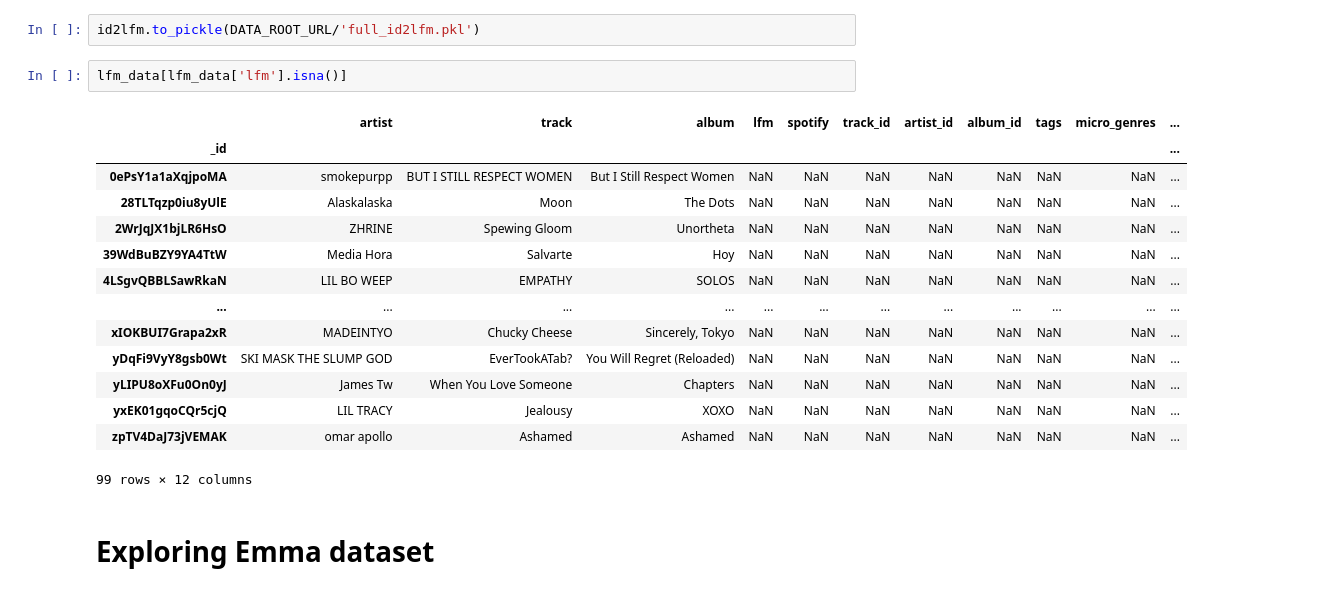
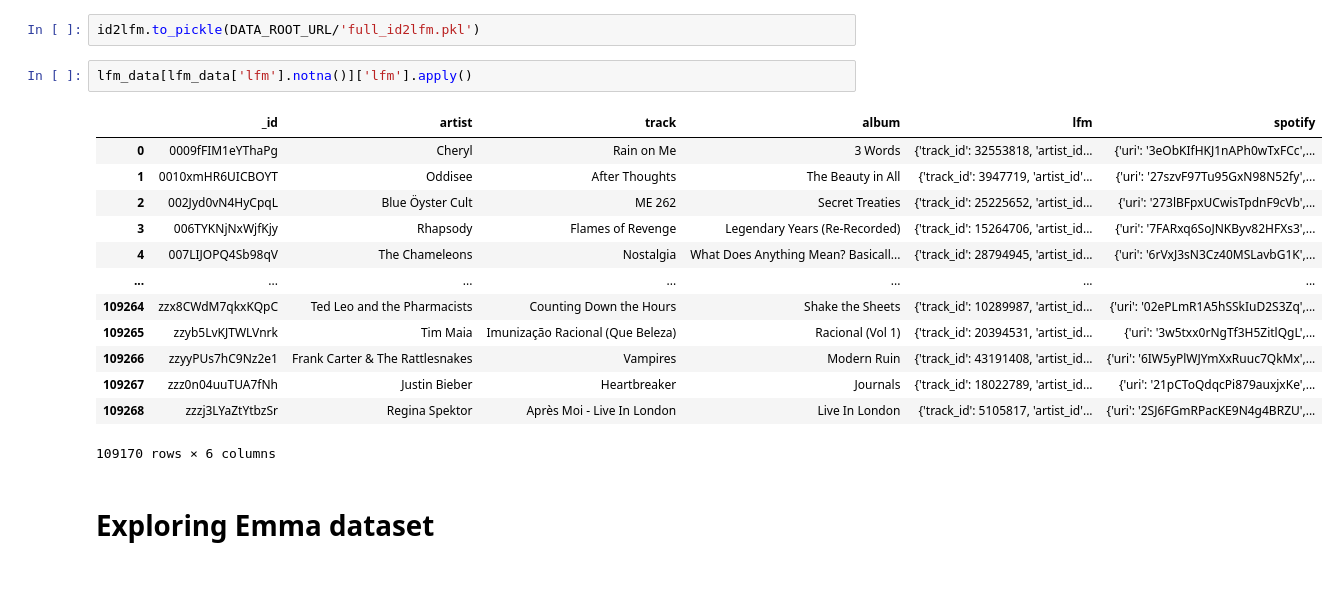
Before and after one commit to mmosc/emo-mrs, a Jupyter notebook: notebooks/preliminary.ipynb, the cells around one changed output. Saved outputs shown, nothing was run; the diff lists cells and outputs as text.

```diff
--- a/notebooks/preliminary.ipynb
+++ b/notebooks/preliminary.ipynb
@@ -83,22 +83,21 @@ id2lfm=lfm_data.loc[:,'track_id'],
 # %%
 id2lfm.to_pickle(DATA_ROOT_URL/'full_id2lfm.pkl')
 # %%
-lfm_data[lfm_data['lfm'].isna()]
+lfm_data[lfm_data['lfm'].notna()]['lfm'].apply()
 # %% [output]
-|  | artist | track | album | lfm | spotify | track_id | artist_id | album_id | tags | micro_genres | ... |
-| _id |  |  |  |  |  |  |  |  |  |  | ... |
-| 0ePsY1a1aXqjpoMA | smokepurpp | BUT I STILL RESPECT WOMEN | But I Still Respect Women | NaN | NaN | NaN | NaN | NaN | NaN | NaN | ... |
-| 28TLTqzp0iu8yUlE | Alaskalaska | Moon | The Dots | NaN | NaN | NaN | NaN | NaN | NaN | NaN | ... |
-| 2WrJqJX1bjLR6HsO | ZHRINE | Spewing Gloom | Unortheta | NaN | NaN | NaN | NaN | NaN | NaN | NaN | ... |
-| 39WdBuBZY9YA4TtW | Media Hora | Salvarte | Hoy | NaN | NaN | NaN | NaN | NaN | NaN | NaN | ... |
-| 4LSgvQBBLSawRkaN | LIL BO WEEP | EMPATHY | SOLOS | NaN | NaN | NaN | NaN | NaN | NaN | NaN | ... |
-| ... | ... | ... | ... | ... | ... | ... | ... | ... | ... | ... | ... |
-| xIOKBUI7Grapa2xR | MADEINTYO | Chucky Cheese | Sincerely, Tokyo | NaN | NaN | NaN | NaN | NaN | NaN | NaN | ... |
-| yDqFi9VyY8gsb0Wt | SKI MASK THE SLUMP GOD | EverTookATab? | You Will Regret (Reloaded) | NaN | NaN | NaN | NaN | NaN | NaN | NaN | ... |
-| yLIPU8oXFu0On0yJ | James Tw | When You Love Someone | Chapters | NaN | NaN | NaN | NaN | NaN | NaN | NaN | ... |
-| yxEK01gqoCQr5cjQ | LIL TRACY | Jealousy | XOXO | NaN | NaN | NaN | NaN | NaN | NaN | NaN | ... |
-| zpTV4DaJ73jVEMAK | omar apollo | Ashamed | Ashamed | NaN | NaN | NaN | NaN | NaN | NaN | NaN | ... |
+|  | _id | artist | track | album | lfm | spotify |
+| 0 | 0009fFIM1eYThaPg | Cheryl | Rain on Me | 3 Words | {'track_id': 32553818, 'artist_id... | {'uri': '3eObKIfHKJ1nAPh0wTxFCc',... |
+| 1 | 0010xmHR6UICBOYT | Oddisee | After Thoughts | The Beauty in All | {'track_id': 3947719, 'artist_id'... | {'uri': '27szvF97Tu95GxN98N52fy',... |
+| 2 | 002Jyd0vN4HyCpqL | Blue Öyster Cult | ME 262 | Secret Treaties | {'track_id': 25225652, 'artist_id... | {'uri': '273lBFpxUCwisTpdnF9cVb',... |
+| 3 | 006TYKNjNxWjfKjy | Rhapsody | Flames of Revenge | Legendary Years (Re-Recorded) | {'track_id': 15264706, 'artist_id... | {'uri': '7FARxq6SoJNKByv82HFXs3',... |
+| 4 | 007LIJOPQ4Sb98qV | The Chameleons | Nostalgia | What Does Anything Mean? Basicall... | {'track_id': 28794945, 'artist_id... | {'uri': '6rVxJ3sN3Cz40MSLavbG1K',... |
+| ... | ... | ... | ... | ... | ... | ... |
+| 109264 | zzx8CWdM7qkxKQpC | Ted Leo and the Pharmacists | Counting Down the Hours | Shake the Sheets | {'track_id': 10289987, 'artist_id... | {'uri': '02ePLmR1A5hSSkIuD2S3Zq',... |
+| 109265 | zzyb5LvKJTWLVnrk | Tim Maia | Imunização Racional (Que Beleza) | Racional (Vol 1) | {'track_id': 20394531, 'artist_id... | {'uri': '3w5txx0rNgTf3H5ZitlQgL',... |
+| 109266 | zzyyPUs7hC9Nz2e1 | Frank Carter & The Rattlesnakes | Vampires | Modern Ruin | {'track_id': 43191408, 'artist_id... | {'uri': '6IW5yPlWJYmXxRuuc7QkMx',... |
+| 109267 | zzz0n04uuTUA7fNh | Justin Bieber | Heartbreaker | Journals | {'track_id': 18022789, 'artist_id... | {'uri': '21pCToQdqcPi879auxjxKe',... |
+| 109268 | zzzj3LYaZtYtbzSr | Regina Spektor | Après Moi - Live In London | Live In London | {'track_id': 5105817, 'artist_id'... | {'uri': '2SJ6FGmRPacKE9N4g4BRZU',... |
-99 rows × 12 columns
+109170 rows × 6 columns
 # %% [markdown]
 # Exploring Emma dataset
 # %%
```
Also changed, not shown: parts of 3 cells of this notebook.
